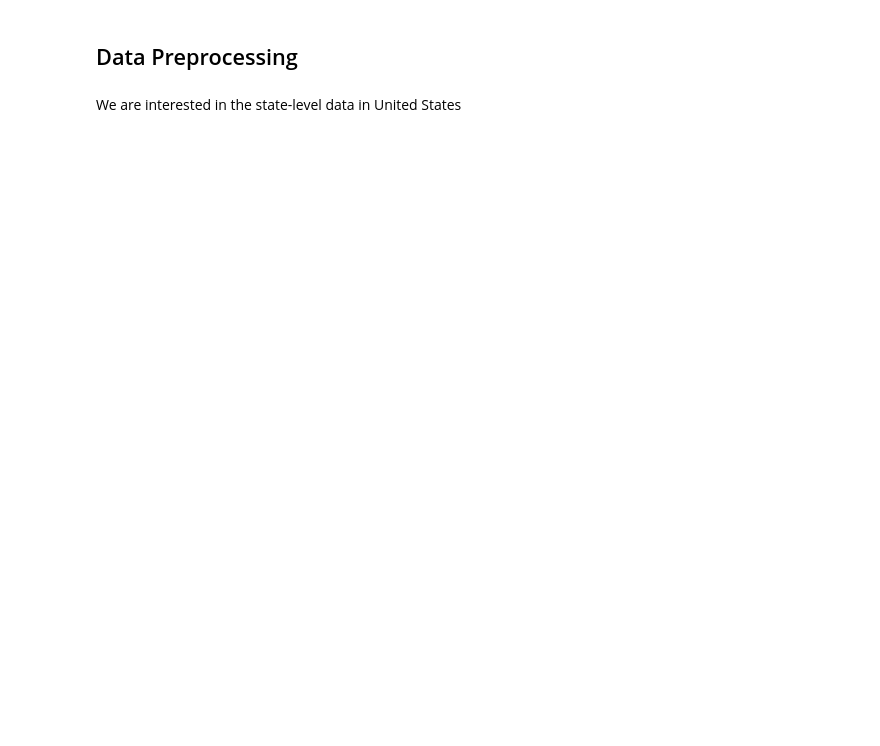
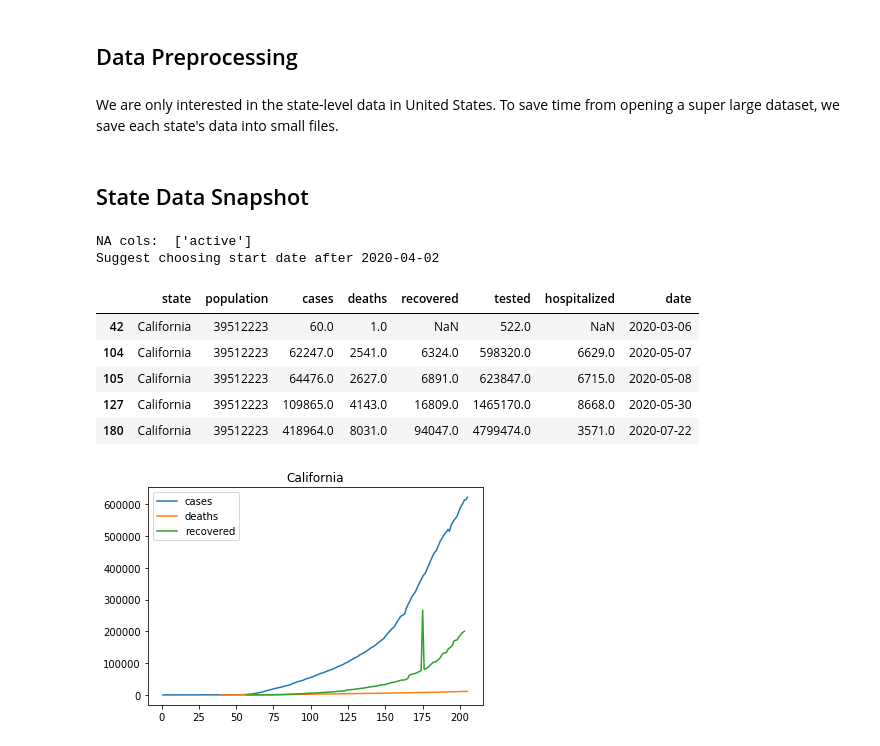
Before and after one commit to Xinyi-Lai/Covid19PolicyHelper, a Jupyter notebook: Covid19 PolicyHelper.ipynb, the cells around one changed output. Saved outputs shown, nothing was run; the diff lists cells and outputs as text; code cells hidden in the pictures; blank space fills up the shorter version.

```diff
--- a/Covid19 PolicyHelper.ipynb
+++ b/Covid19 PolicyHelper.ipynb
@@ -9,7 +9,7 @@ import scipy.integrate as spi
 # %% [markdown]
 ## Data Preprocessing
 # %% [markdown]
-We are interested in the state-level data in United States
+We are only interested in the state-level data in United States. To save time from opening a super large dataset, we save each state's data into small files.
 # %%
 df = pd.read_csv("datasets/timeseries.csv")
 df_US = df[(df["country"]=="United States") & (df["level"]=="state")]
@@ -18,3 +18,53 @@ df_US = df_US[["state", "population", "cases", "deaths", "recovered", "active",
 states = np.unique(df_US["state"])
 for state in states:
     df_US[df_US["state"]==state].to_csv("datasets/timeseries_states/"+state+".csv", index=0)
+# %% [markdown]
+## State Data Snapshot
+# %%
+def chooseState(state):
+    df_state = pd.read_csv("datasets/timeseries_states/"+state+".csv")
+
+    ### snapshot
+    plt.figure()
+    plt.plot(df_state["cases"], label="cases")
+    plt.plot(df_state["deaths"], label="deaths")
+    plt.plot(df_state["recovered"], label="recovered")
+    plt.title(state)
+    plt.legend();
+
+    ### data cleaning
+
+    # some col is missing in some state's report
+    na_cols = []
+    for col in df_state.columns.values:
+        if df_state[col].isna().all():
+            na_cols.append(col)
+    print("NA cols: ", na_cols)
+    for col in na_cols:
+        df_state = df_state.drop(col, axis=1)
+
+    # some data is missing at the beginning of the outbreak
+    ncols = len(df_state.columns.values)
+    for i in range(len(df_state.index)):
+        if df_state.iloc[i].notna().all():
+            print("Suggest choosing start date after", df_state.iloc[i]["date"])
+            break
+
+    # change data type for date
+    df_state["date"] = pd.to_datetime(df_state["date"])
+
+    return df_state
+# %%
+state = "California"
+df_state = chooseState(state)
+df_state.sample(5).sort_values("date")
+# %% [output]
+NA cols:  ['active']
+Suggest choosing start date after 2020-04-02
+|  | state | population | cases | deaths | recovered | tested | hospitalized | date |
+| 42 | California | 39512223 | 60.0 | 1.0 | NaN | 522.0 | NaN | 2020-03-06 |
+| 104 | California | 39512223 | 62247.0 | 2541.0 | 6324.0 | 598320.0 | 6629.0 | 2020-05-07 |
+| 105 | California | 39512223 | 64476.0 | 2627.0 | 6891.0 | 623847.0 | 6715.0 | 2020-05-08 |
+| 127 | California | 39512223 | 109865.0 | 4143.0 | 16809.0 | 1465170.0 | 8668.0 | 2020-05-30 |
+| 180 | California | 39512223 | 418964.0 | 8031.0 | 94047.0 | 4799474.0 | 3571.0 | 2020-07-22 |
+[figure, added]
```
Also changed, not shown: parts of 34 cells of this notebook.
